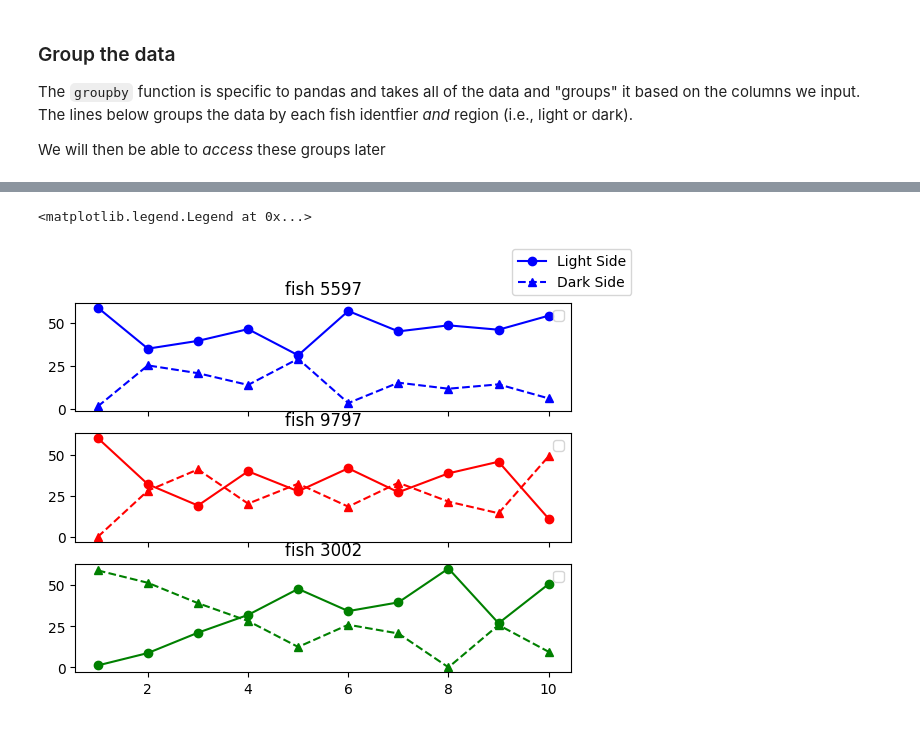
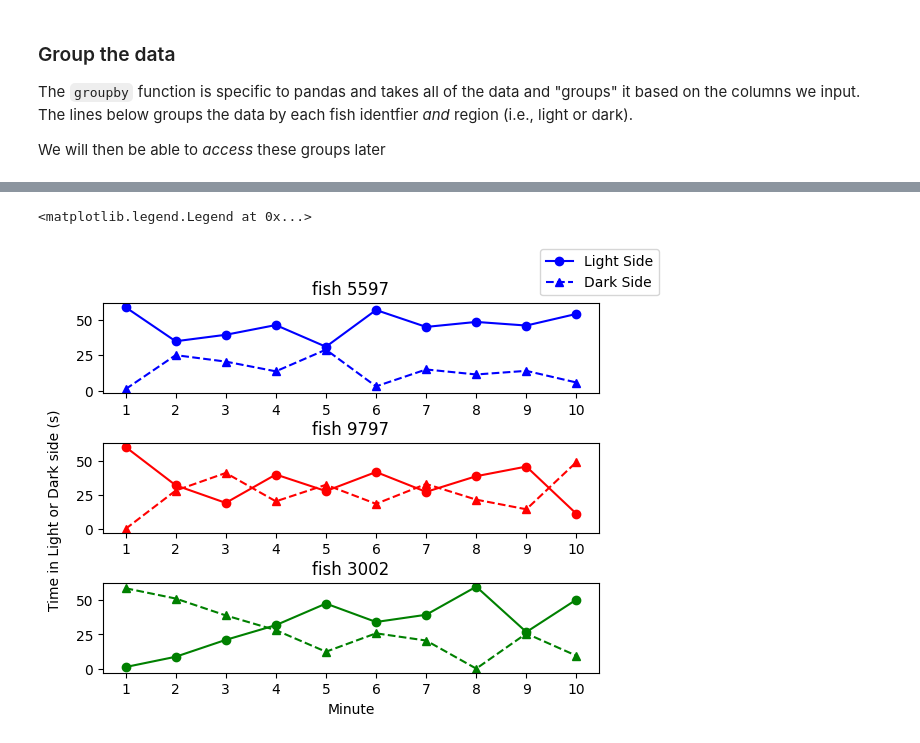
Before and after one commit to heattard/NU-Camp-2026, a Jupyter notebook: NU2026_fish.ipynb, the cells around one changed output, grey strips where cells are left out. Cells and saved outputs as stored; diff of their text form; code cells hidden in the pictures.

```diff
--- a/NU2026_fish.ipynb
+++ b/NU2026_fish.ipynb
@@ -76,50 +125,37 @@ df_fish.head()
 # %%
-unique_fish = df['Fish'].unique()
-print(unique_fish)
-for u in unique_fish:
-  print(u)
+total_mins = 9 #how much time we have
+minutes = np.arange(0,60*total_mins+60,60) # make a list of times from 0 to total_mins; +1 b/c not inclusive
+print(minutes) #prints it out
+minute_binsL = np.zeros(len(minutes)) #this will hold the data for each minute for the light side
+minute_binsD = np.zeros(len(minutes)) #same as above but for the dark side
 
-total_mins = 9
-minutes = np.arange(0,60*total_mins+60,60) #+1 b/c not inclusive
-print(minutes)
-minute_binsL = np.zeros(len(minutes))
-minute_binsD = np.zeros(len(minutes))
-x_axis = np.arange(1,total_mins+2,1)
-color_array = ['blue','red','green','magenta','teal','black']
-plot_color = color_array[0:len(unique_fish)]
+x_axis = np.arange(1,total_mins+2,1) #the x-axis labels will start at 1 minute
+color_array = ['blue','red','green','magenta','teal','black'] #the possible colors for plotting the lines
+plot_color = color_array[0:len(unique_fish)] #only take as many colors as there are fish
 
-fig, axs = plt.subplots(len(unique_fish)) #the same number of plots as there are fish
+fig, axs = plt.subplots(len(unique_fish),sharex=True) #the same number of plots as there are fish
 
-for i,u in enumerate(unique_fish):
-  dataL = df_fish.get_group((u,'LightSide'))
+for i,u in enumerate(unique_fish): #loop through each fish.  u will be the fish ID, i will be a counter starting at 0
+  ##############
+  ##### This is all getting the data
+  #####################
+  dataL = df_fish.get_group((u,'LightSide')) #getting the data for each fish and each side
   dataD = df_fish.get_group((u,'DarkSide'))
-  #print(dataD.tail)
 
-  for j,t in enumerate(minutes): #starting at 0 seconds, ending at 600 seconds, every 60 s
-    #if u == 3002 and t == 420:
-      #print('before')
-      #print(minute_binsL[j])
+  for j,t in enumerate(minutes): #loop through each minute to get data for that minute
+    #starting at 0 seconds, ending at 600 seconds, every 60 s
+
     minute_binsL[j] = minute_binsL[j] + np.round(dataL[(dataL['Start '] >= t) & (dataL['End'] < t+60)]['time_delta'].sum(),2)
     minute_binsD[j] = minute_binsD[j] + np.round(dataD[(dataD['Start '] >= t) & (dataD['End'] < t+60)]['time_delta'].sum(),2)
-
-    #if u == 3002 and t == 420:
-      #print(f'the offending sum: {np.round(dataL[(dataL['Start '] >= t) & (dataL['End'] < t+60)]['time_delta'].sum(),2)}')
-      #print(minute_binsL[j])
 
 
     for l in range(len(dataL)):
       if (dataL['Start '].iloc[l] < t +60 ) and (dataL['End'].iloc[l] > t + 60):
-        # if u == 3002:
-        #   print(f'at {t} to {t+60}')
-        #   print(f'{dataL['Start '].iloc[l]}   end: {dataL['End'].iloc[l]}')
-        #   print(f'original: {minute_binsL[j]}')
 
         if (t > dataL['Start '].iloc[l] ): #check if the starting time is ALSO between these times:
           minute_binsL[j] = np.round(minute_binsL[j] + ( (t+60) - t),2)
           print(f'new total: {minute_binsL[j]}')
         else:
-          #print(f' difference: {(t+60) - dataL['Start '].iloc[l]}')
-          #print(f'new total: {minute_binsL[j]}')
           minute_binsL[j] = np.round(minute_binsL[j] + ( (t+60) - dataL['Start '].iloc[l]),2)
           if dataL['End'].iloc[l] > t+120:
             continue
@@ -127,31 +163,33 @@ for i,u in enumerate(unique_fish):
             minute_binsL[j+1] = np.round(minute_binsL[j+1] + np.abs((t+60) - dataL['End'].iloc[l]),2)
 
     for l in range(len(dataD)):
-      # if u == 3002:
-      #   print(f'at {t} to {t+60}')
-      #   print(f'{dataD['Start '].iloc[l]}   end: {dataD['End'].iloc[l]}')
-      #   print(f'original: {minute_binsD[j]}')
-      #   print(f' difference: {(t+60) - dataD['Start '].iloc[l]}')
-      #   print(f' new total: {np.round(minute_binsD[j] + ( (t+60) - dataD['Start '].iloc[l]),2)}' )
-      #  print('in if')
       if (dataD['Start '].iloc[l] < t +60 ) and (dataD['End'].iloc[l] > t + 60):
         minute_binsD[j] = np.round(minute_binsD[j] + ( (t+60) - dataD['Start '].iloc[l]),2)
         minute_binsD[j+1] = np.round(minute_binsD[j+1] + np.abs((t+60) - dataD['End'].iloc[l]),2)
-    #print(f'{t} to {t+60}:')
-    print(minute_binsL)
-    #print(minute_binsD)
+    #print(minute_binsL)
+
+  #######################
+  ####This is the plotting
+  ##### The code makes one plot in each loop, one plot per fish
+  ##################
 
   axs[i].plot(x_axis,minute_binsL,marker='o',color=plot_color[i])
   axs[i].plot(x_axis,minute_binsD,marker='^',color=plot_color[i],linestyle='dashed')
-  axs[i].legend()
+  plt.xticks(x_axis,x_axis)#,rotation=45, ha='right')
+  #axs[i].legend()
   axs[i].set_title(f'fish {u}')
+  axs[i].tick_params(axis='x', labelbottom=True) #label x tick marks on each plot
   del(minute_binsD,minute_binsL,dataL,dataD)
   minute_binsL = np.zeros(len(minutes))
   minute_binsD = np.zeros(len(minutes))
 
-for ax in fig.get_axes():
-    ax.label_outer()
-fig.legend([axs[0]], labels=['Light Side','Dark Side'],loc="upper right")
-    #print(minute_bins)
-  #break
+#########
+###Now we are out of the loop and making the three-panel plot prettier
+################
+
+plt.subplots_adjust(hspace=0.55) #add some space between the plots, vertically
+plt.xlabel("Minute") #label the x axis
+plt.gcf().text(0.05,0.45, "Time in Light or Dark side (s)", ha="center", va="center", rotation=90) #one label for all y axes
+
+fig.legend(labels=['Light Side','Dark Side']) #make a legend
 # %% [output]
@@ -175,2 +198,2 @@ new total: 60.0
 <matplotlib.legend.Legend at 0x...>
-[figure, old version]
+[figure, new version]
```
Also changed, not shown: parts of 10 cells of this notebook.
